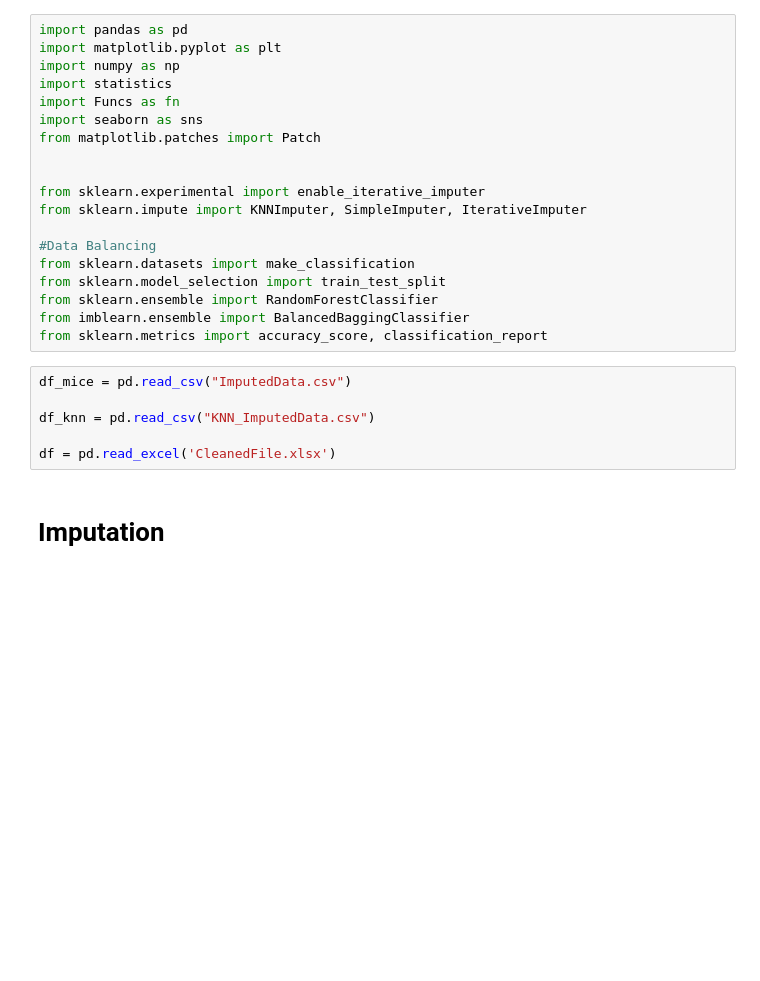
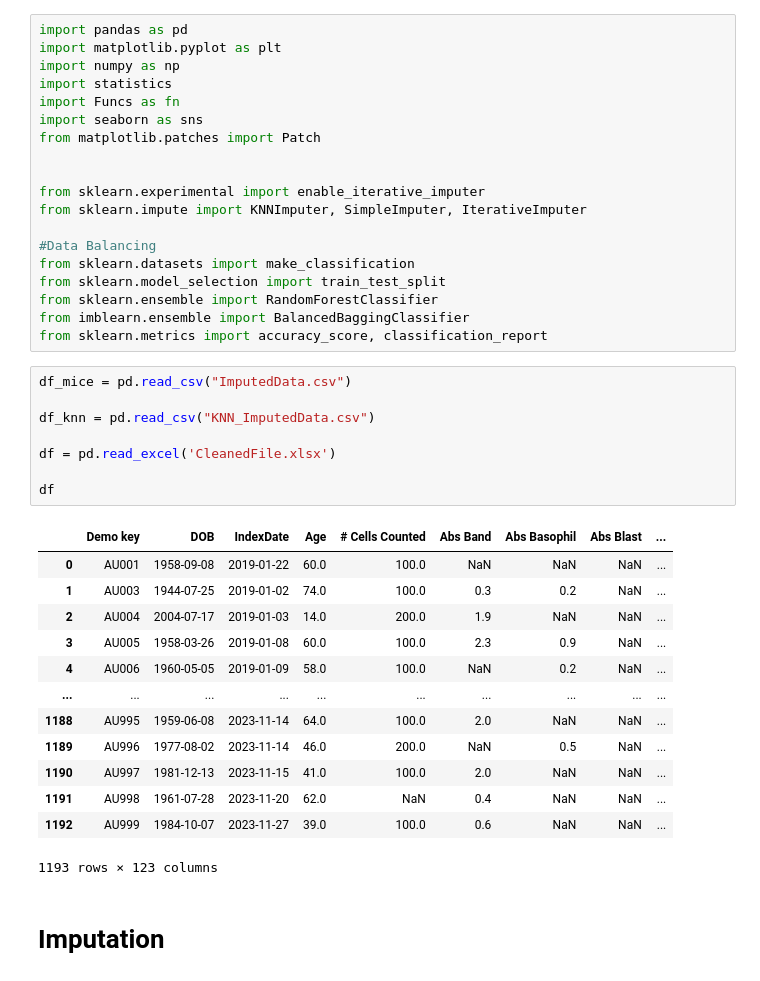
Before and after one commit to Graham-Richards/Pandas-Practice, a Jupyter notebook: Data_Analysis (1).ipynb, the cells around one changed output. Saved outputs shown, nothing was run; the diff lists cells and outputs as text; blank space fills up the shorter version.

```diff
--- a/Data_Analysis (1).ipynb
+++ b/Data_Analysis (1).ipynb
@@ -20,9 +20,25 @@ from sklearn.metrics import accuracy_score, classification_report
 # %%
 df_mice = pd.read_csv("ImputedData.csv")
 
 df_knn = pd.read_csv("KNN_ImputedData.csv")
 
 df = pd.read_excel('CleanedFile.xlsx')
+
+df
+# %% [output]
+|  | Demo key | DOB | IndexDate | Age | # Cells Counted | Abs Band | Abs Basophil | Abs Blast | ... |
+| 0 | AU001 | 1958-09-08 | 2019-01-22 | 60.0 | 100.0 | NaN | NaN | NaN | ... |
+| 1 | AU003 | 1944-07-25 | 2019-01-02 | 74.0 | 100.0 | 0.3 | 0.2 | NaN | ... |
+| 2 | AU004 | 2004-07-17 | 2019-01-03 | 14.0 | 200.0 | 1.9 | NaN | NaN | ... |
+| 3 | AU005 | 1958-03-26 | 2019-01-08 | 60.0 | 100.0 | 2.3 | 0.9 | NaN | ... |
+| 4 | AU006 | 1960-05-05 | 2019-01-09 | 58.0 | 100.0 | NaN | 0.2 | NaN | ... |
+| ... | ... | ... | ... | ... | ... | ... | ... | ... | ... |
+| 1188 | AU995 | 1959-06-08 | 2023-11-14 | 64.0 | 100.0 | 2.0 | NaN | NaN | ... |
+| 1189 | AU996 | 1977-08-02 | 2023-11-14 | 46.0 | 200.0 | NaN | 0.5 | NaN | ... |
+| 1190 | AU997 | 1981-12-13 | 2023-11-15 | 41.0 | 100.0 | 2.0 | NaN | NaN | ... |
+| 1191 | AU998 | 1961-07-28 | 2023-11-20 | 62.0 | NaN | 0.4 | NaN | NaN | ... |
+| 1192 | AU999 | 1984-10-07 | 2023-11-27 | 39.0 | 100.0 | 0.6 | NaN | NaN | ... |
+1193 rows × 123 columns
 # %% [markdown]
 # Imputation
 # %%
```
Also changed, not shown: parts of 14 cells of this notebook.
